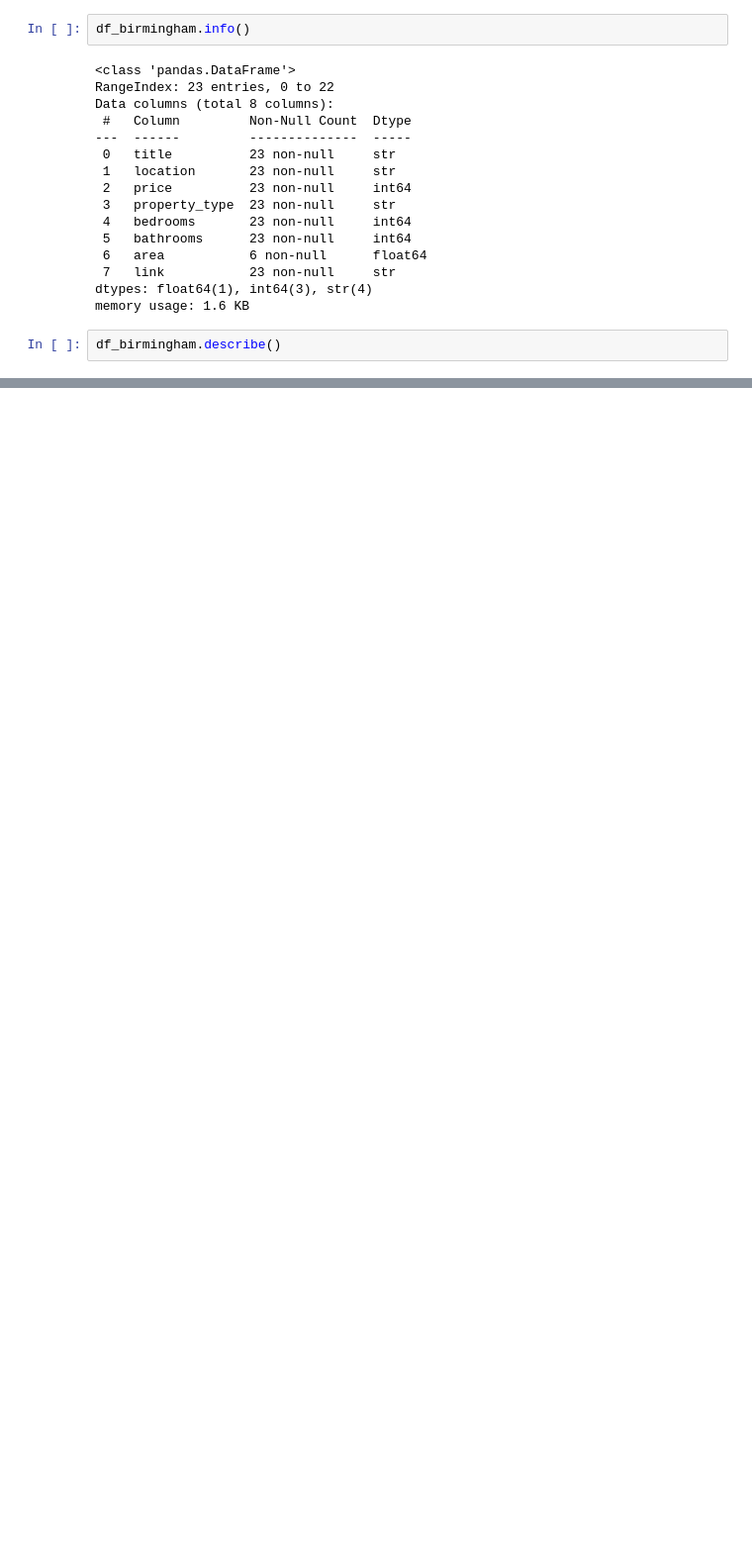
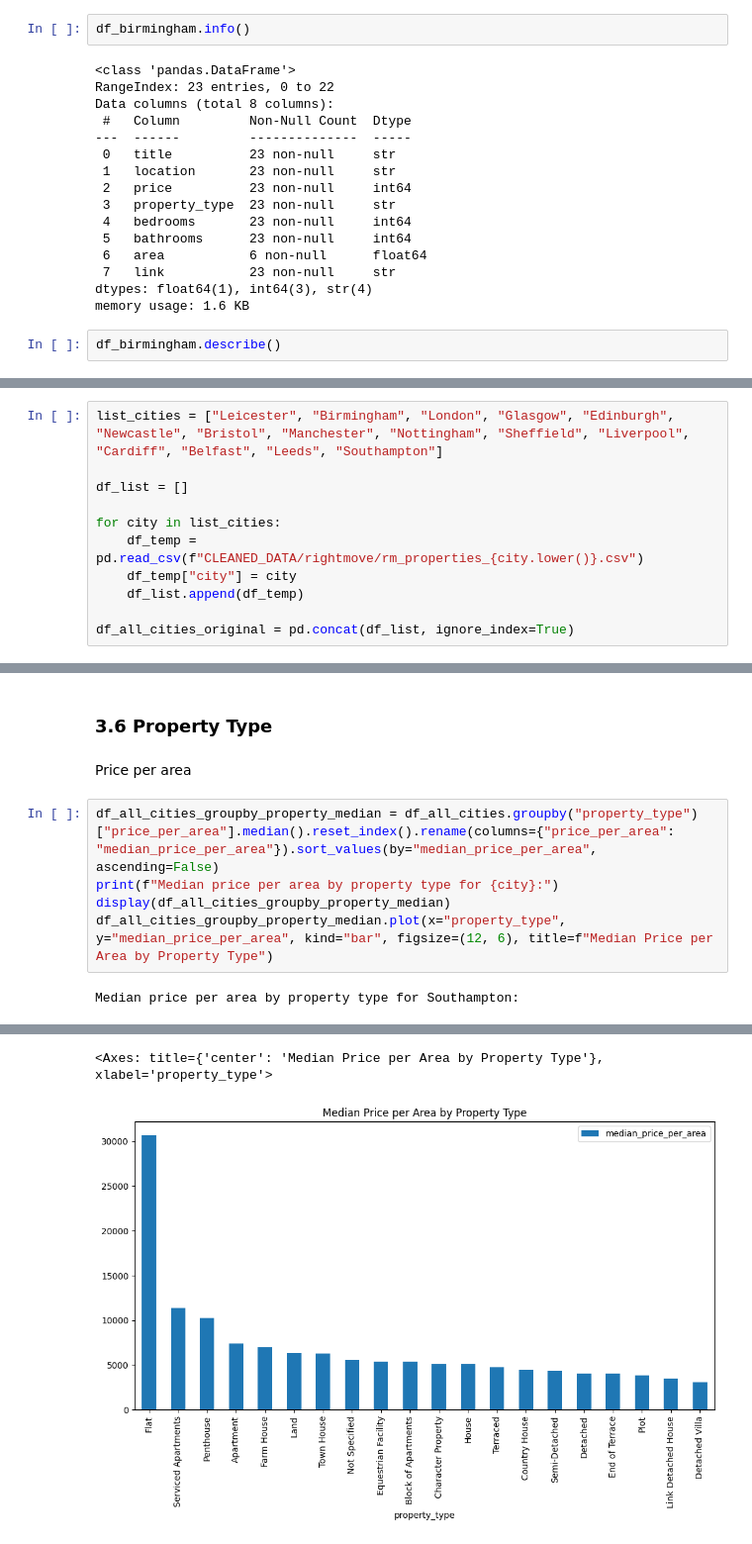
Before and after one commit to chetan-shah-AI/real-estate-price-analyzer, a Jupyter notebook: EDA.ipynb, the cells around one changed output, grey strips where cells are left out. Shown at 99% size. Saved outputs shown, nothing was run; the diff lists cells and outputs as text; blank space fills up the shorter version.

```diff
--- a/EDA.ipynb
+++ b/EDA.ipynb
@@ -218,0 +91,11 @@ None
+# %%
+list_cities = ["Leicester", "Birmingham", "London", "Glasgow", "Edinburgh", "Newcastle", "Bristol", "Manchester", "Nottingham", "Sheffield", "Liverpool", "Cardiff", "Belfast", "Leeds", "Southampton"]
+
+df_list = []
+
+for city in list_cities:
+    df_temp = pd.read_csv(f"CLEANED_DATA/rightmove/rm_properties_{city.lower()}.csv")
+    df_temp["city"] = city
+    df_list.append(df_temp)
+
+df_all_cities_original = pd.concat(df_list, ignore_index=True)
@@ -218,0 +496,11 @@ None
+# %% [markdown]
+### 3.6 Property Type
+# %% [markdown]
+Price per area
+# %%
+df_all_cities_groupby_property_median = df_all_cities.groupby("property_type")["price_per_area"].median().reset_index().rename(columns={"price_per_area": "median_price_per_area"}).sort_values(by="median_price_per_area", ascending=False)
+print(f"Median price per area by property type for {city}:")
+display(df_all_cities_groupby_property_median)
+df_all_cities_groupby_property_median.plot(x="property_type", y="median_price_per_area", kind="bar", figsize=(12, 6), title=f"Median Price per Area by Property Type")
+# %% [output]
+Median price per area by property type for Southampton:
@@ -218,0 +524,2 @@ None
+<Axes: title={'center': 'Median Price per Area by Property Type'}, xlabel='property_type'>
+[figure, added]
```
Also changed, not shown: parts of 36 cells of this notebook, 5 other files.
